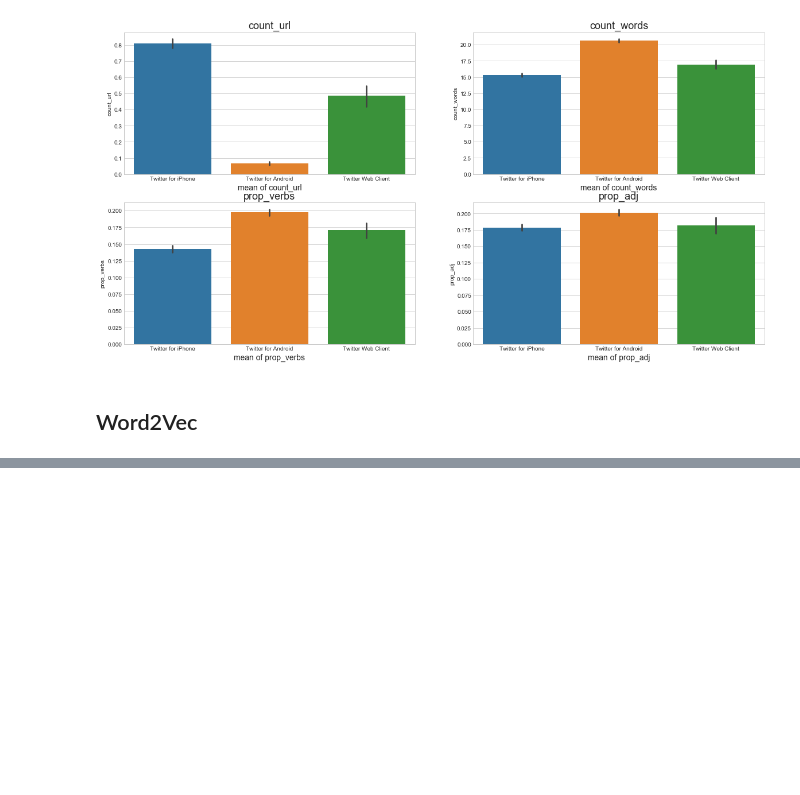
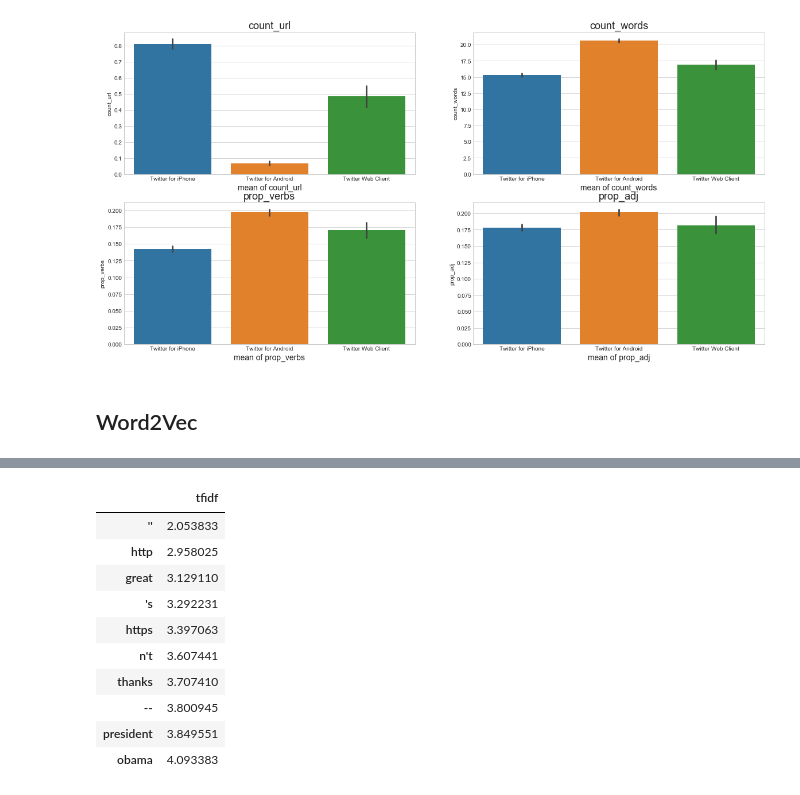
Before and after one commit to atulkumarin/project, a Jupyter notebook: analysis/project-report.ipynb, the cells around one changed output, grey strips where cells are left out. Saved outputs shown, nothing was run; the diff lists cells and outputs as text; code cells hidden in the pictures; blank space fills up the shorter version.

```diff
--- a/analysis/project-report.ipynb
+++ b/analysis/project-report.ipynb
@@ -226,0 +297,14 @@ contexts
+# %%
+tfidf.sort_values(by=['tfidf'], ascending=True).head(10)
+# %% [output]
+|  | tfidf |
+| '' | 2.053833 |
+| http | 2.958025 |
+| great | 3.129110 |
+| 's | 3.292231 |
+| https | 3.397063 |
+| n't | 3.607441 |
+| thanks | 3.707410 |
+| -- | 3.800945 |
+| president | 3.849551 |
+| obama | 4.093383 |
```
Also changed, not shown: parts of 13 cells of this notebook.
